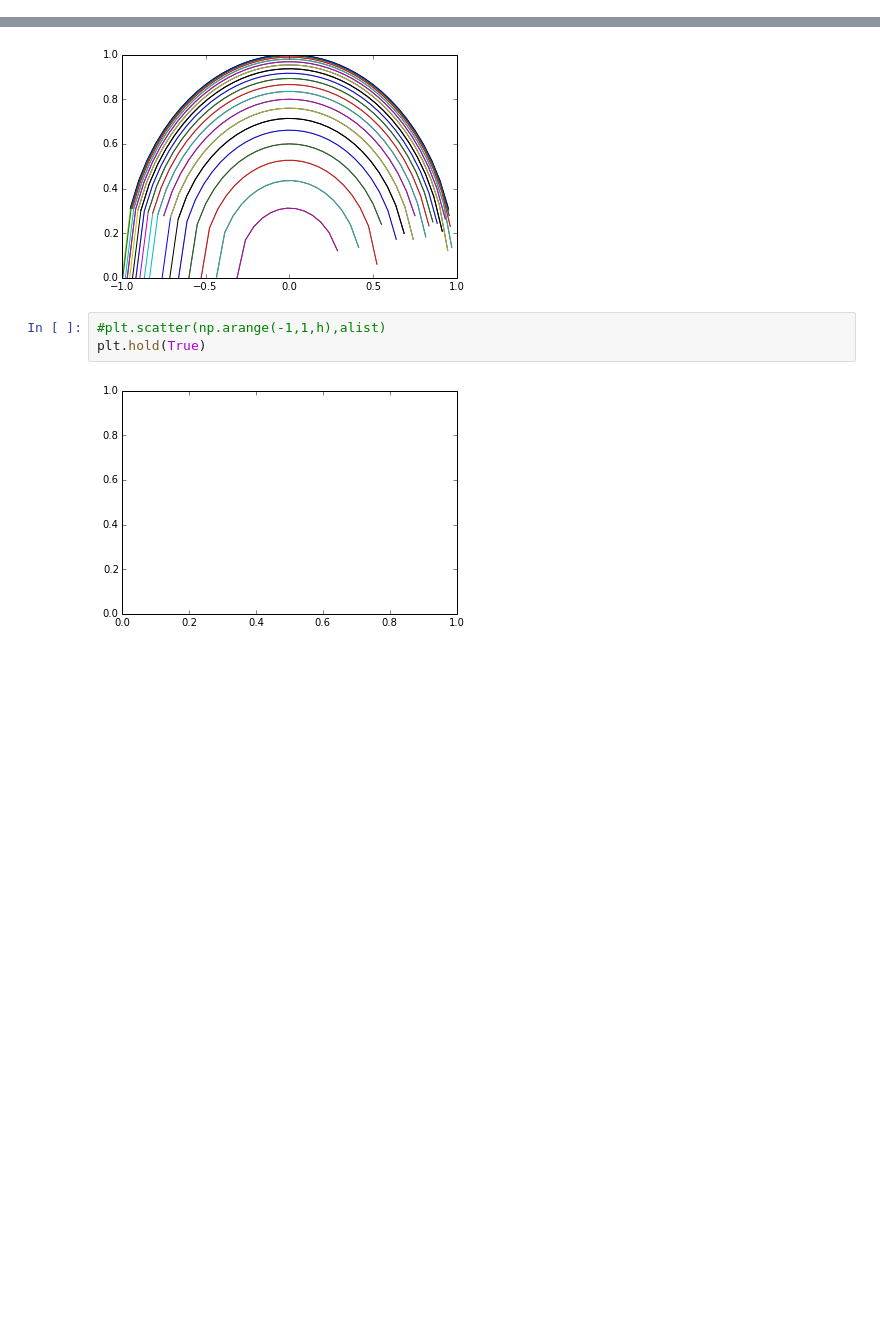
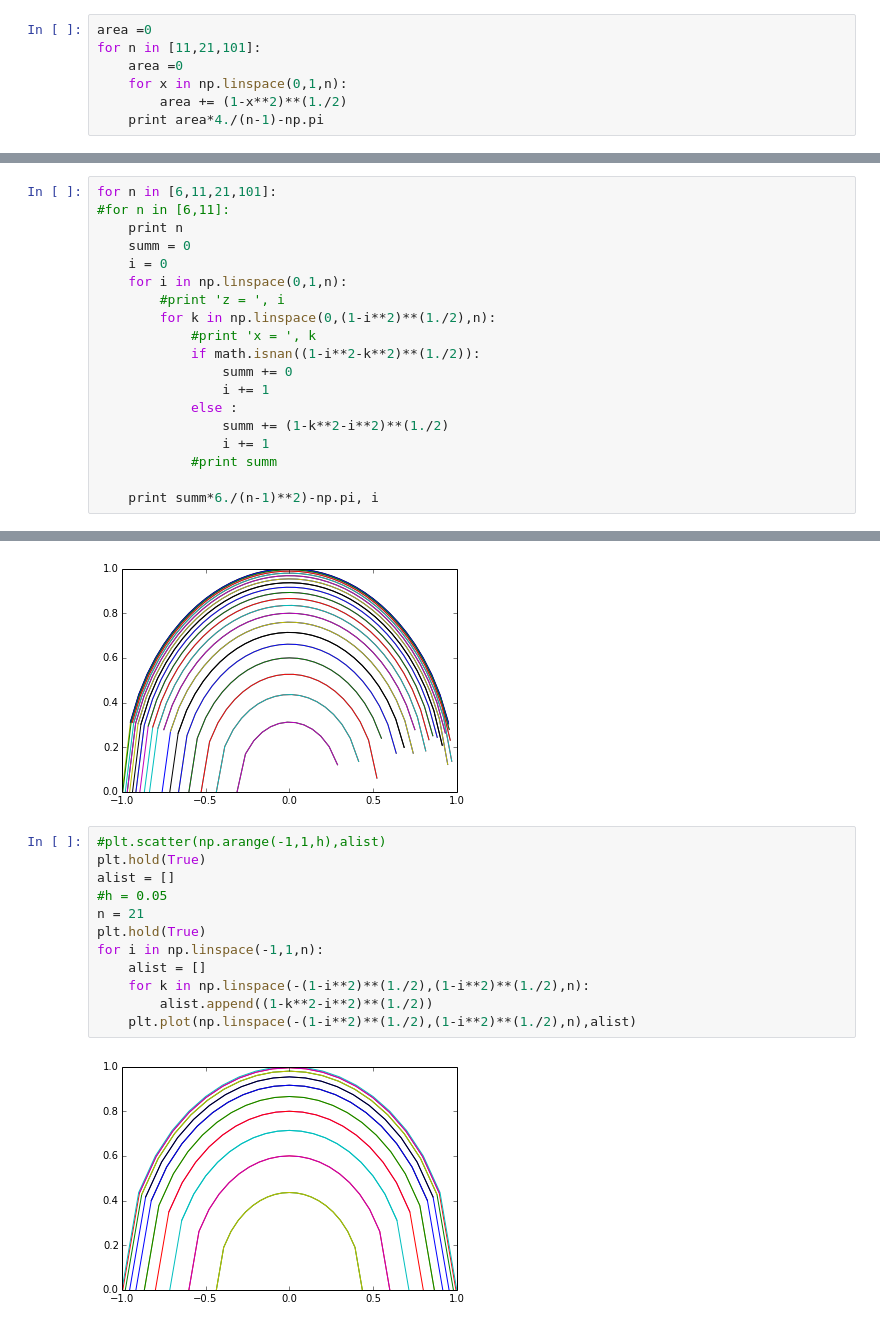
Before and after one commit to rahulporuri/num_methods_in_prog, a Jupyter notebook: additional_exercises/mcInt.ipynb, the cells around one changed output, grey strips where cells are left out. Cells and saved outputs as stored; diff of their text form; blank space fills up the shorter version.

```diff
--- a/additional_exercises/mcInt.ipynb
+++ b/additional_exercises/mcInt.ipynb
@@ -228,3 +235,10 @@ for h in [0.1,0.05,0.01]:
 0.162925672659
 0.0868722261652
 0.0188243781893
+# %%
+area =0
+for n in [11,21,101]:
+    area =0
+    for x in np.linspace(0,1,n):
+        area += (1-x**2)**(1./2)
+    print area*4./(n-1)-np.pi
@@ -250,3 +271,22 @@ for h in [0.2,0.1,0.05,0.01]:
 0.460127165236 86
 0.234457169044 331
 0.0471429780459 7950
+# %%
+for n in [6,11,21,101]:
+#for n in [6,11]:
+    print n
+    summ = 0
+    i = 0
+    for i in np.linspace(0,1,n):
+        #print 'z = ', i
+        for k in np.linspace(0,(1-i**2)**(1./2),n):
+            #print 'x = ', k
+            if math.isnan((1-i**2-k**2)**(1./2)):
+                summ += 0
+                i += 1
+            else :
+                summ += (1-k**2-i**2)**(1./2)
+                i += 1
+            #print summ
+
+    print summ*6./(n-1)**2)-np.pi, i
@@ -261,8 +306,17 @@ for i in np.arange(-1,1,h):
     plt.plot(np.arange(-(1-i**2)**(1./2),(1-i**2)**(1./2),h),alist)
 # %% [output]
 [figure]
-# %%
-#plt.scatter(np.arange(-1,1,h),alist)
-plt.hold(True)
-# %% [output]
-[figure, removed]
+# %%
+#plt.scatter(np.arange(-1,1,h),alist)
+plt.hold(True)
+alist = []
+#h = 0.05
+n = 21
+plt.hold(True)
+for i in np.linspace(-1,1,n):
+    alist = []
+    for k in np.linspace(-(1-i**2)**(1./2),(1-i**2)**(1./2),n):
+        alist.append((1-k**2-i**2)**(1./2))
+    plt.plot(np.linspace(-(1-i**2)**(1./2),(1-i**2)**(1./2),n),alist)
+# %% [output]
+[figure, added]
```
Also changed, not shown: parts of 6 cells of this notebook.
